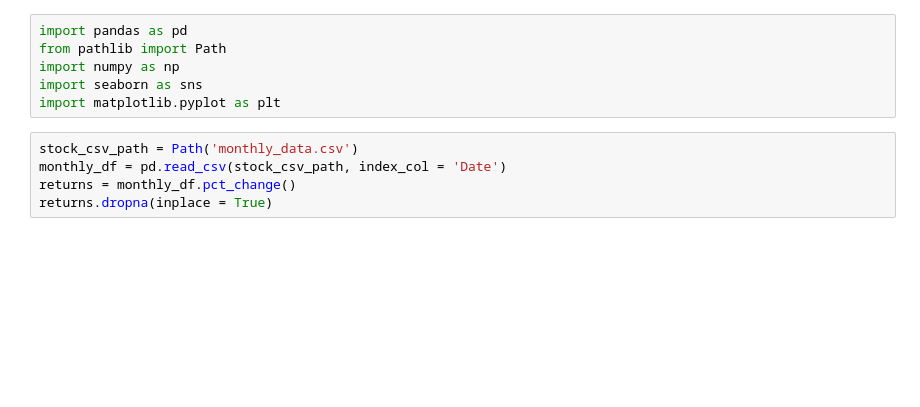
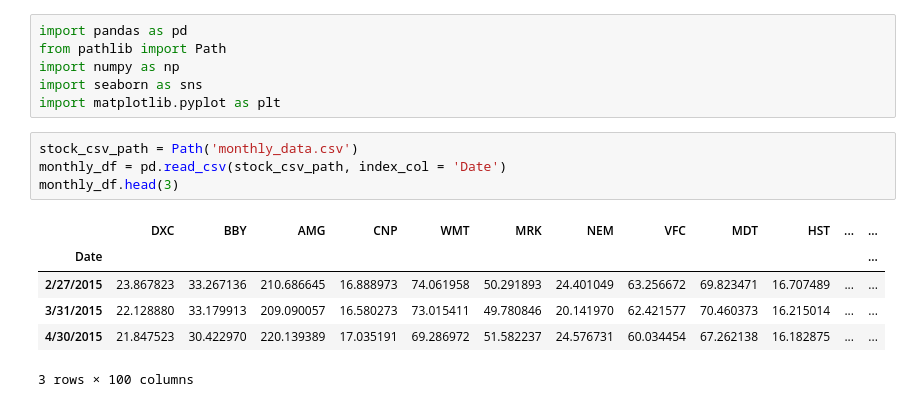
Before and after one commit to nicolegoldin/CollaborativeProject1, a Jupyter notebook: stock_picking.ipynb, the cells around one changed output. Cells and saved outputs as stored; diff of their text form; blank space fills up the shorter version.

```diff
--- a/stock_picking.ipynb
+++ b/stock_picking.ipynb
@@ -7,5 +7,11 @@ import matplotlib.pyplot as plt
 # %%
 stock_csv_path = Path('monthly_data.csv')
 monthly_df = pd.read_csv(stock_csv_path, index_col = 'Date')
-returns = monthly_df.pct_change()
-returns.dropna(inplace = True)
+monthly_df.head(3)
+# %% [output]
+|  | DXC | BBY | AMG | CNP | WMT | MRK | NEM | VFC | MDT | HST | ... | ... |
+| Date |  |  |  |  |  |  |  |  |  |  |  | ... |
+| 2/27/2015 | 23.867823 | 33.267136 | 210.686645 | 16.888973 | 74.061958 | 50.291893 | 24.401049 | 63.256672 | 69.823471 | 16.707489 | ... | ... |
+| 3/31/2015 | 22.128880 | 33.179913 | 209.090057 | 16.580273 | 73.015411 | 49.780846 | 20.141970 | 62.421577 | 70.460373 | 16.215014 | ... | ... |
+| 4/30/2015 | 21.847523 | 30.422970 | 220.139389 | 17.035191 | 69.286972 | 51.582237 | 24.576731 | 60.034454 | 67.262138 | 16.182875 | ... | ... |
+3 rows × 100 columns
```
Also changed, not shown: parts of 5 cells of this notebook, 26 other files.
